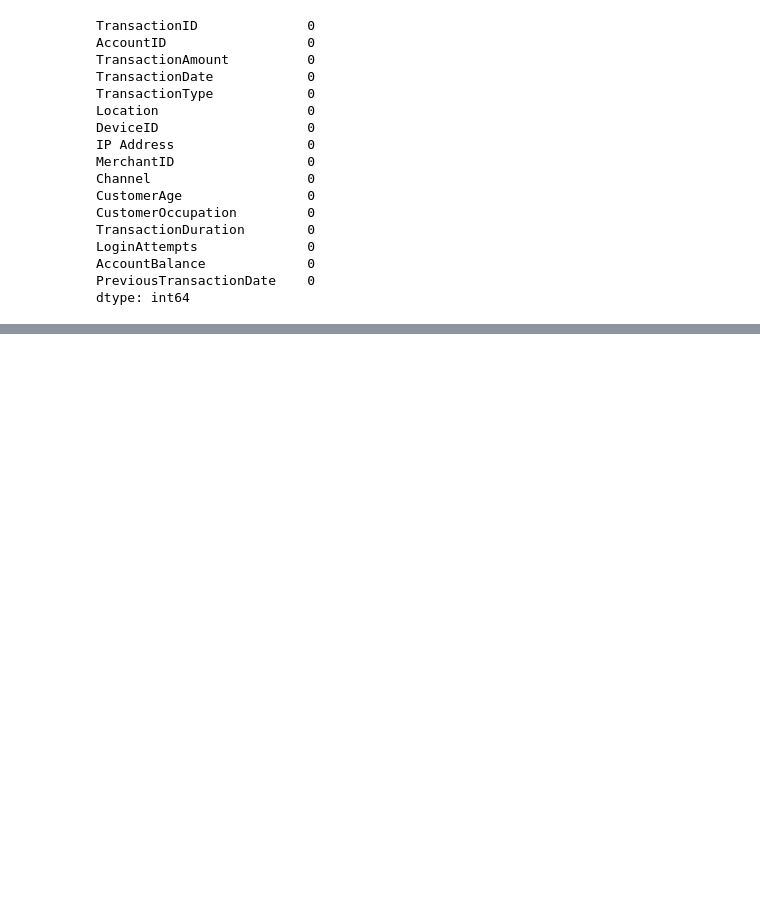
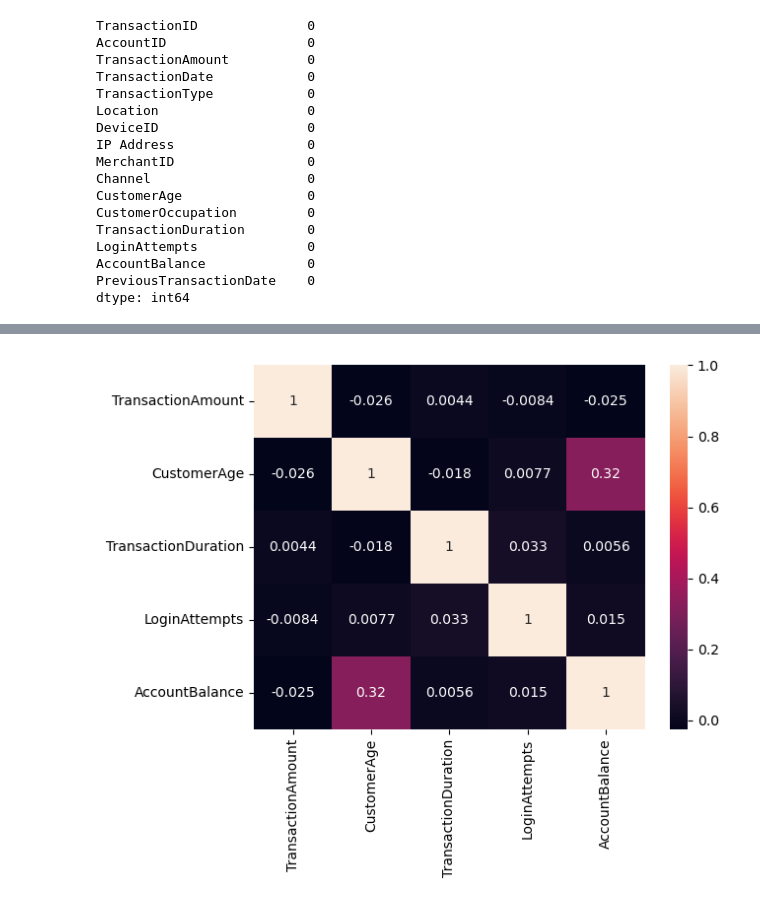
Before and after one commit to Sannan-Uzair/Bank-Transaction-Dataset-for-Fraud-Detection, a Jupyter notebook: data.ipynb, the cells around one changed output, grey strips where cells are left out. Saved outputs shown, nothing was run; the diff lists cells and outputs as text; code cells hidden in the pictures; blank space fills up the shorter version.

```diff
--- a/data.ipynb
+++ b/data.ipynb
@@ -90,0 +82,12 @@ dtype: int64
+# %%
+# Select only numeric columns
+numeric_data = data.select_dtypes(include=['float64', 'int64'])
+# %%
+# Drop columns with too many missing values (optional)
+numeric_data = numeric_data.dropna(axis=1, thresh=len(numeric_data) * 0.5)  # Keep columns with >50% non-NaN values
+# %%
+# Fill remaining missing values with median (optional)
+numeric_data = numeric_data.fillna(numeric_data.median())
+# %%
+correlation_matrix = numeric_data.corr()
+print(correlation_matrix)
@@ -90,0 +108,5 @@ dtype: int64
+# %%
+sns.heatmap(correlation_matrix, annot=True)
+plt.show()
+# %% [output]
+[figure, added]
```
Also changed, not shown: parts of 5 cells of this notebook.
